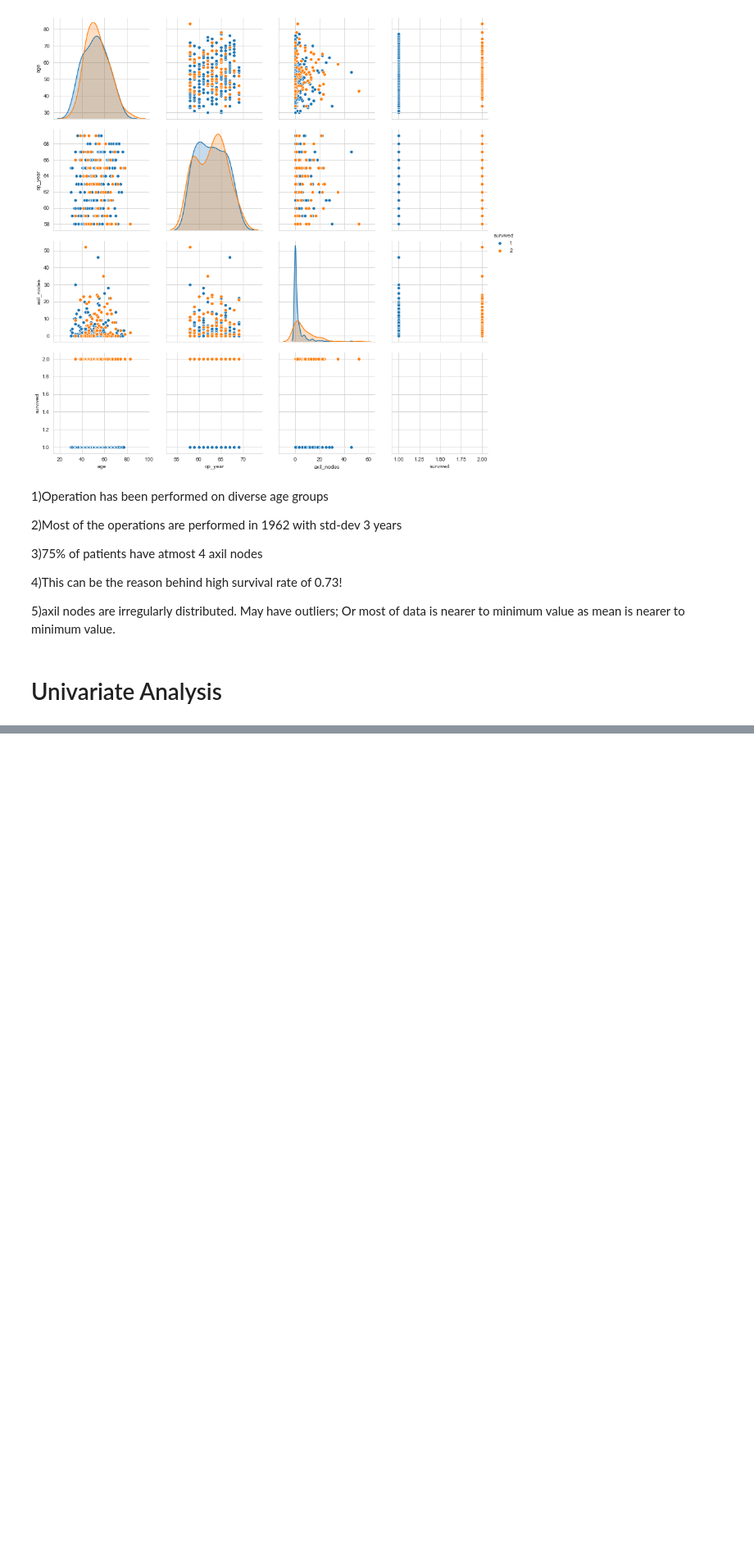
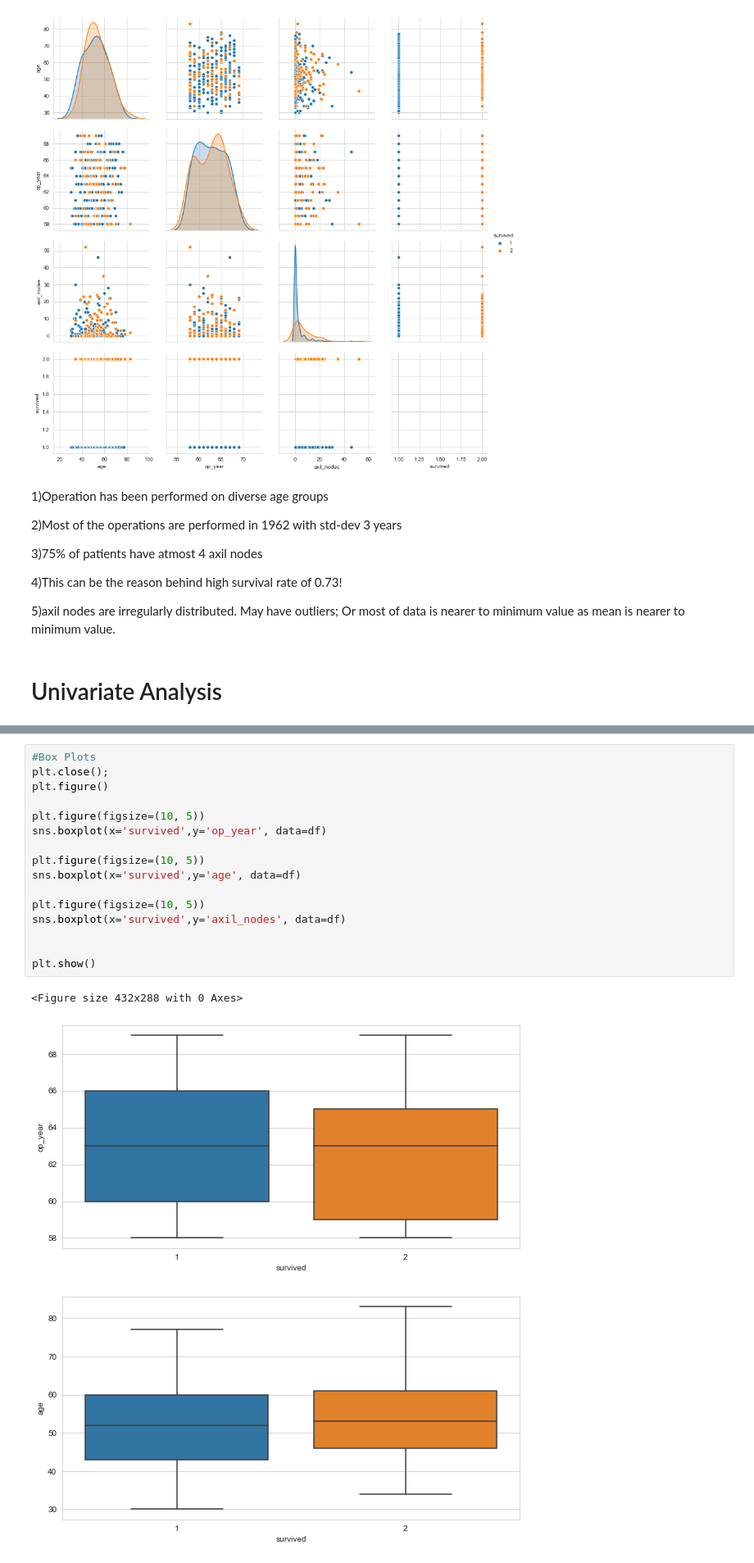
Before and after one commit to PritomDas/-survival-chances-of-patients-who-had-undergone-breast-surgery-for-a-period-of-5-years, a Jupyter notebook: Untitled.ipynb, the cells around one changed output, grey strips where cells are left out. Shown at 82% size. Saved outputs shown, nothing was run; the diff lists cells and outputs as text; blank space fills up the shorter version.

```diff
--- a/Untitled.ipynb
+++ b/Untitled.ipynb
@@ -119,0 +177,20 @@ plt.show()
+# %%
+#Box Plots
+plt.close();
+plt.figure()
+
+plt.figure(figsize=(10, 5))
+sns.boxplot(x='survived',y='op_year', data=df)
+
+plt.figure(figsize=(10, 5))
+sns.boxplot(x='survived',y='age', data=df)
+
+plt.figure(figsize=(10, 5))
+sns.boxplot(x='survived',y='axil_nodes', data=df)
+
+
+plt.show()
+# %% [output]
+<Figure size 432x288 with 0 Axes>
+[figure, added]
+[figure, added]
```
Also changed, not shown: parts of 10 cells of this notebook.
